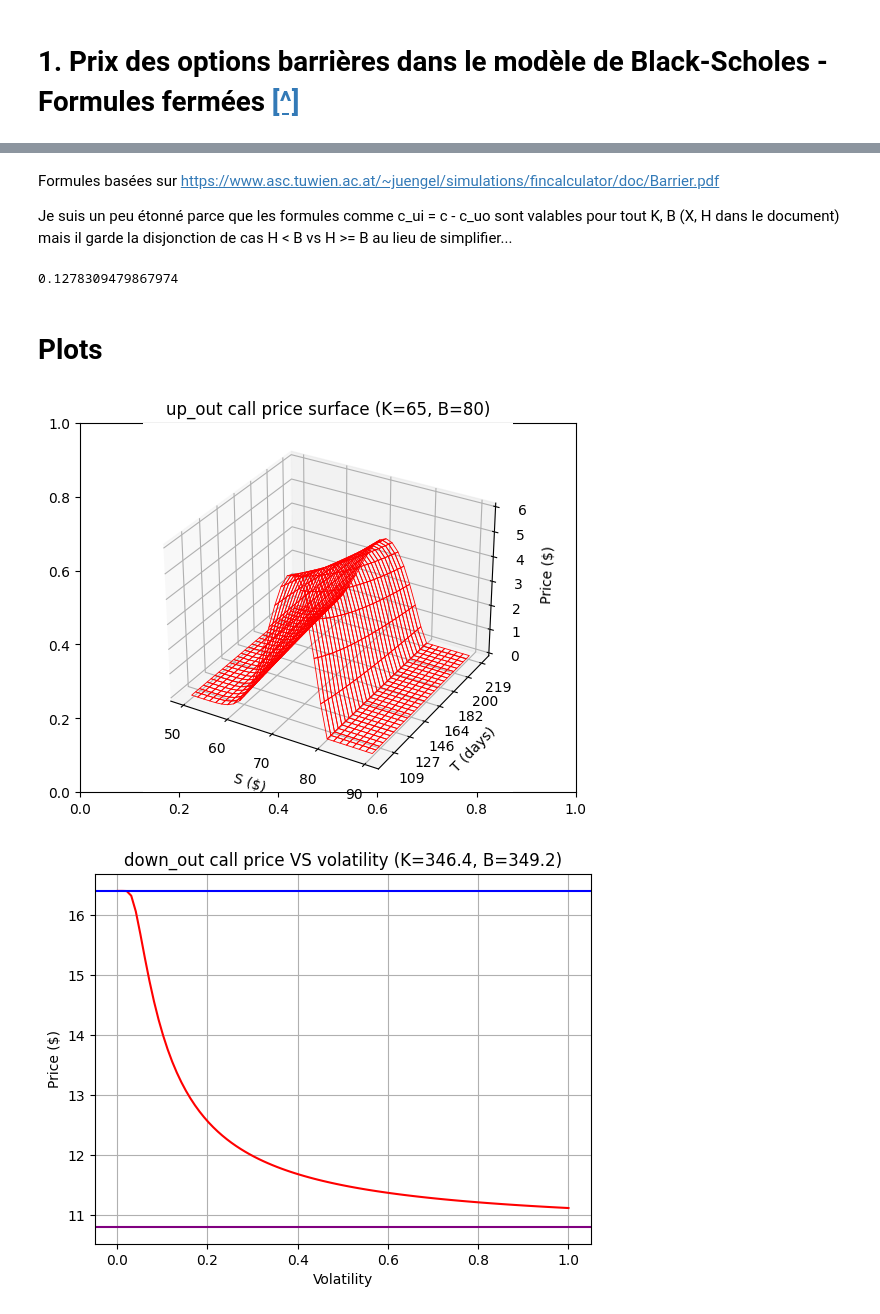
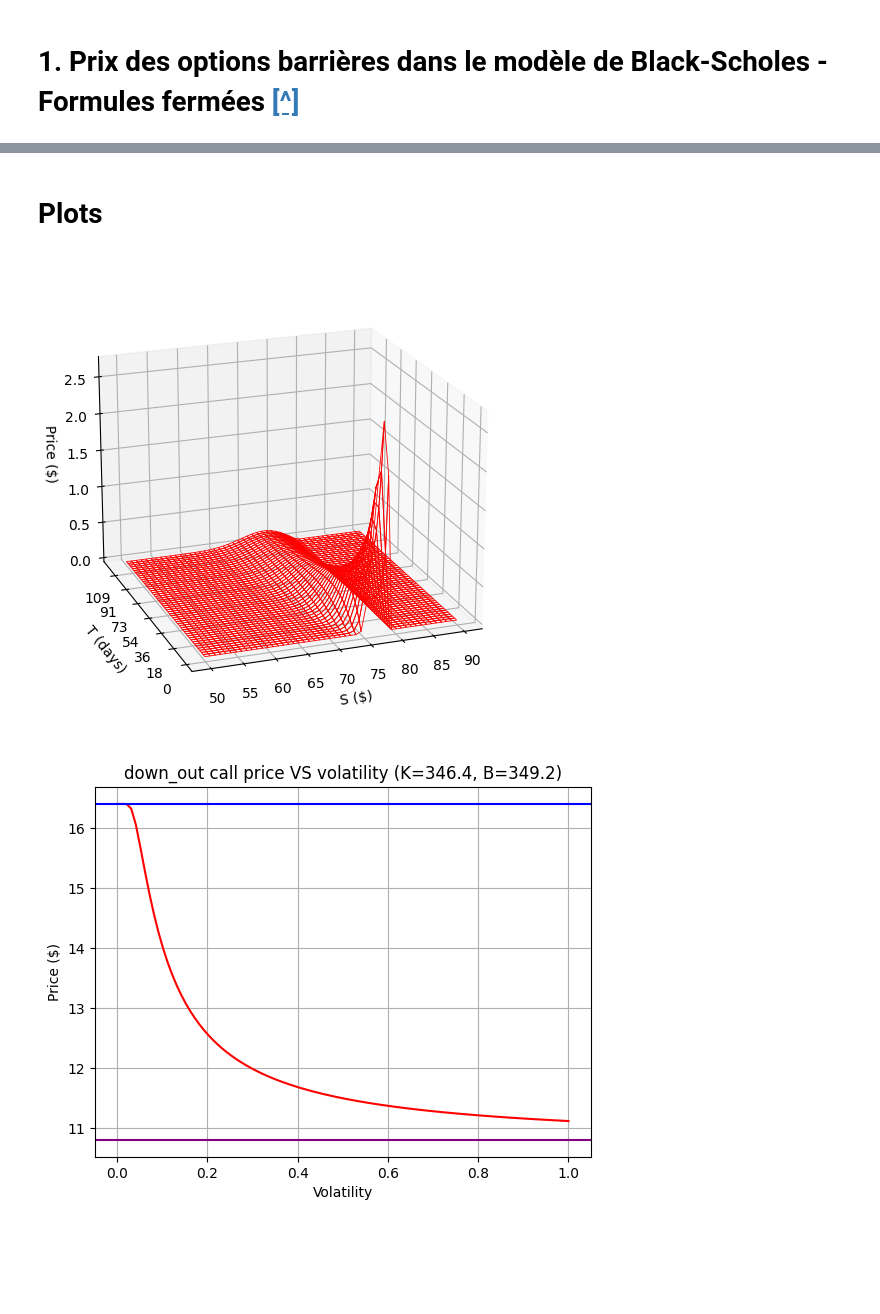
Before and after one commit to PierreArtigalaCS/MonteCarloM2MO, a Jupyter notebook: barrier_options.ipynb, the cells around one changed output, grey strips where cells are left out. Cells and saved outputs as stored; diff of their text form; code cells hidden in the pictures; blank space fills up the shorter version.

```diff
--- a/barrier_options.ipynb
+++ b/barrier_options.ipynb
@@ -184,4 +59,0 @@ price
-# %% [markdown]
-Formules basées sur https://www.asc.tuwien.ac.at/~juengel/simulations/fincalculator/doc/Barrier.pdf
-
-Je suis un peu étonné parce que les formules comme c_ui = c - c_uo sont valables pour tout K, B (X, H dans le document) mais il garde la disjonction de cas H < B vs H >= B au lieu de simplifier...
@@ -247,14 +60,2 @@ def up_in_put(
-# %%
-S = 60
-K = 65
-B = 67
-T = 100 / 365
-r = 0.05
-sigma = 0.1
-
-price = up_in_call(S=S, K=K, B=B, T=T, r=r, sigma=sigma)
-price
-# %% [output]
-0.1278309479867974
 # %% [markdown]
 # Plots
@@ -313,11 +62,21 @@ def plot_price_surface(
 # %%
-K = 65
-B = 80
+K = 75
+B = 79
 r = 0.03
 sigma = 0.12
 type_option = "call"
 type_barrier = "up_out"
+elev = 20
+azim = 250
 
-price = plot_price_surface(K=K, B=B, r=r, sigma=sigma, type_option=type_option, type_barrier=type_barrier)
+price = plot_price_surface(
+    K=K,
+    B=B,
+    r=r,
+    sigma=sigma,
+    type_option=type_option,
+    type_barrier=type_barrier,
+    elev=elev,
+    azim=azim)
 # %% [output]
-[figure, old version]
+[figure, new version]
```
Also changed, not shown: parts of 18 cells of this notebook, 2 other files.
